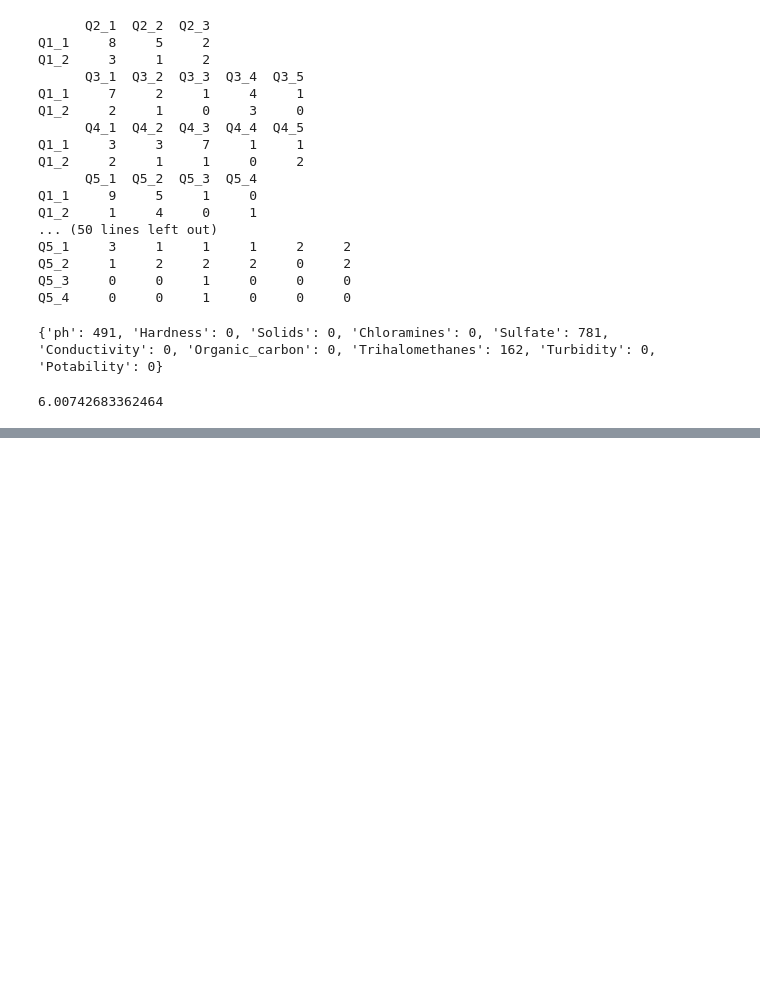
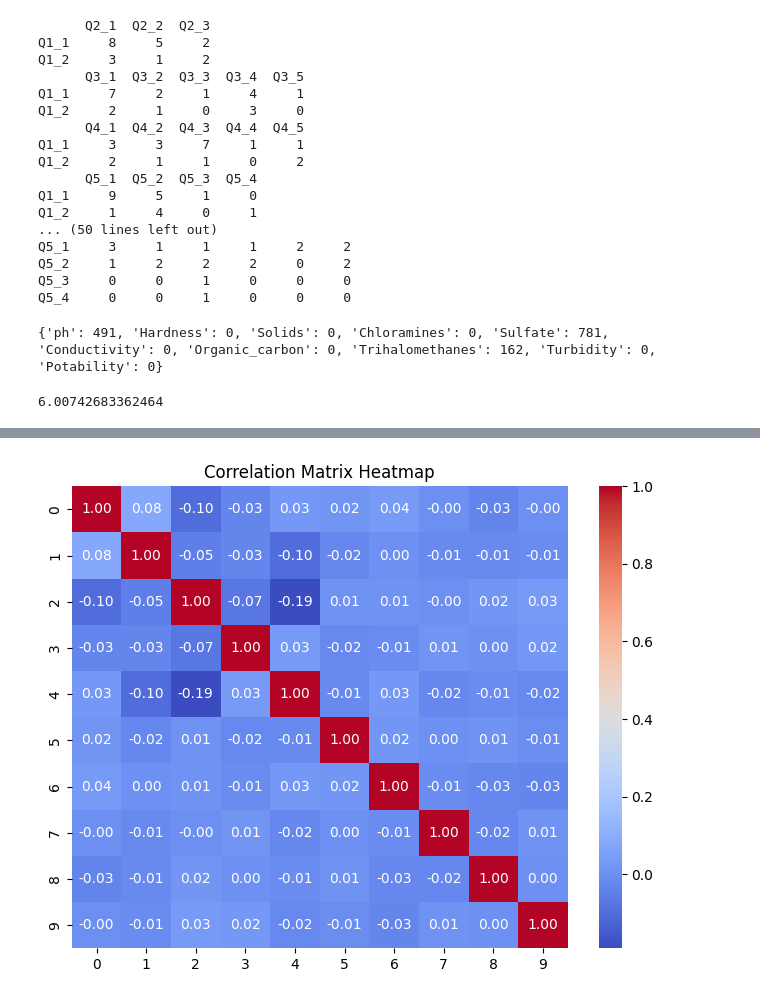
Before and after one commit to Amirmadjour/tab_de_codage, a Jupyter notebook: and_tp1_presentation.ipynb, the cells around one changed output, grey strips where cells are left out. Drawn from its saved outputs; the diff is of its cells as text; code cells hidden in the pictures; blank space fills up the shorter version.

```diff
--- a/and_tp1_presentation.ipynb
+++ b/and_tp1_presentation.ipynb
@@ -378,0 +385,22 @@ Mismatch at row 3272, column 7: scikit=59.0, custom=67.25
+# %%
+import numpy as np
+
+def Standardisation(data):
+  column_means = np.mean(data, axis=0)
+  column_std = np.std(data, axis=0)
+
+  return (data - column_means) / column_std
+
+def MatriceCorrelation(Z, n):
+  return 1/n * Z.T.dot(Z)
+
+z = Standardisation(imputed_data_scikit)
+matrice_correlation = MatriceCorrelation(z, imputed_data_scikit.shape[0])
+
+# Plot the heatmap
+plt.figure(figsize=(8, 6))
+sns.heatmap(matrice_correlation, annot=True, cmap="coolwarm", fmt=".2f")
+plt.title("Correlation Matrix Heatmap")
+plt.show()
+# %% [output]
+[figure, added]
```
Also changed, not shown: parts of 4 cells of this notebook.
